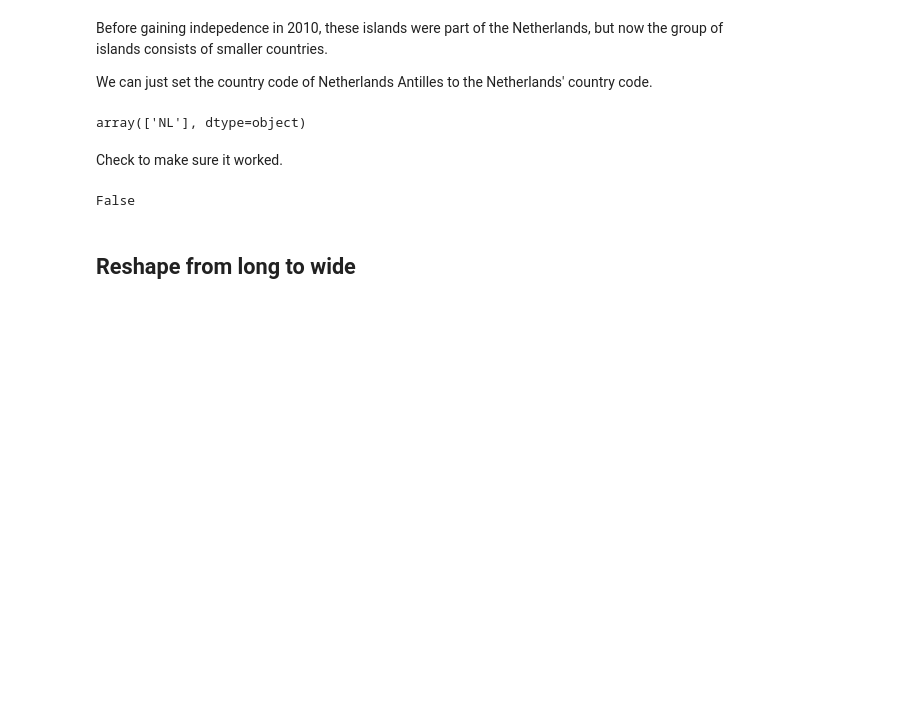
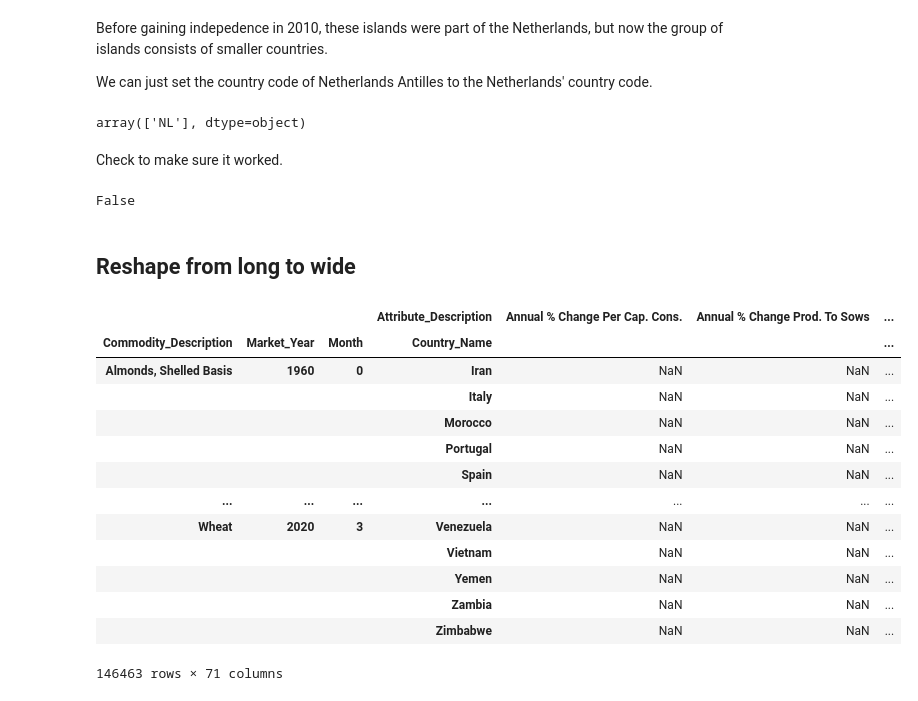
Before and after one commit to stevegbrooks/commodify, a Jupyter notebook: usda_preprocessing.ipynb, the cells around one changed output. Cells and saved outputs as stored; diff of their text form; code cells hidden in the pictures; blank space fills up the shorter version.

```diff
--- a/usda_preprocessing.ipynb
+++ b/usda_preprocessing.ipynb
@@ -72,4 +73,20 @@ False
 ## Reshape from long to wide
 # %%
 usda_pivot = usda_data.pivot(index = ["Commodity_Description", "Market_Year", "Month", "Country_Name"], columns = "Attribute_Description", values = "Value")
+usda_pivot
+# %% [output]
+|  |  |  | Attribute_Description | Annual % Change Per Cap. Cons. | Annual % Change Prod. To Sows | ... |
+| Commodity_Description | Market_Year | Month | Country_Name |  |  | ... |
+| Almonds, Shelled Basis | 1960 | 0 | Iran | NaN | NaN | ... |
+|  |  |  | Italy | NaN | NaN | ... |
+|  |  |  | Morocco | NaN | NaN | ... |
+|  |  |  | Portugal | NaN | NaN | ... |
+|  |  |  | Spain | NaN | NaN | ... |
+| ... | ... | ... | ... | ... | ... | ... |
+| Wheat | 2020 | 3 | Venezuela | NaN | NaN | ... |
+|  |  |  | Vietnam | NaN | NaN | ... |
+|  |  |  | Yemen | NaN | NaN | ... |
+|  |  |  | Zambia | NaN | NaN | ... |
+|  |  |  | Zimbabwe | NaN | NaN | ... |
+146463 rows × 71 columns
 # %%
```
Also changed, not shown: parts of 9 cells of this notebook, 4 other files.
